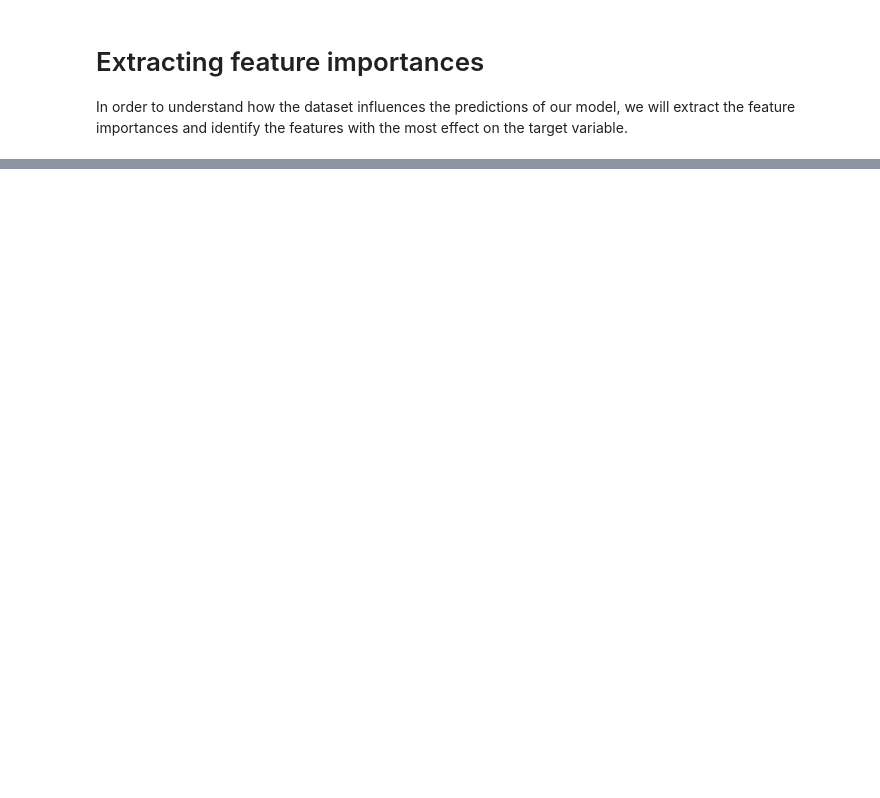
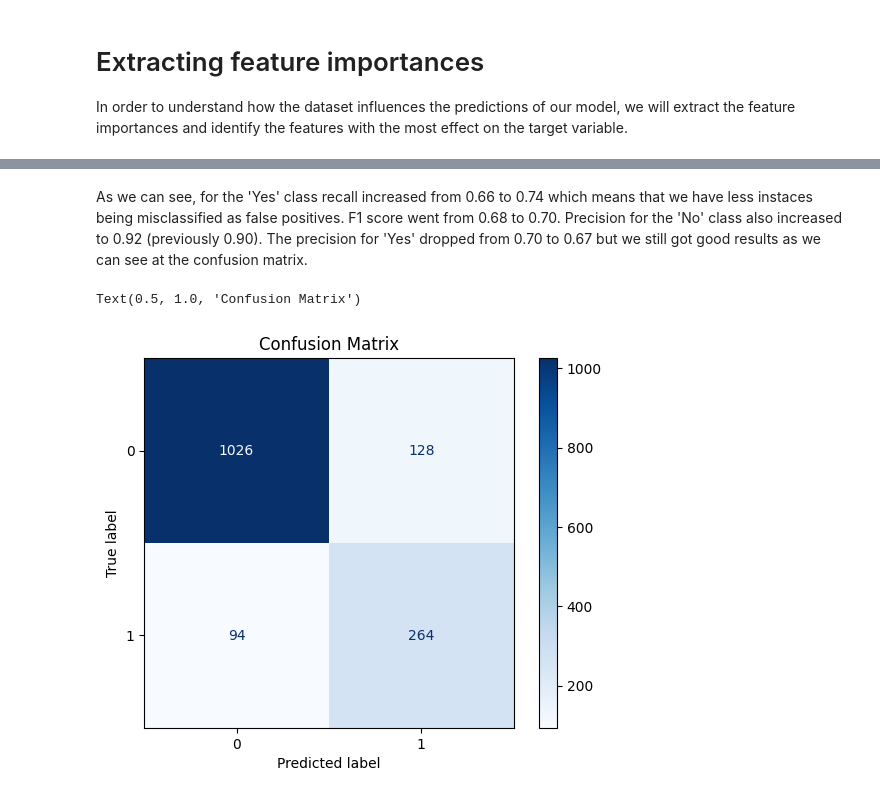
Before and after one commit to phaa/ibm-ml-with-python, a Jupyter notebook: 6-final-project/FinalProject.ipynb, the cells around one changed output, grey strips where cells are left out. Cells and saved outputs as stored; diff of their text form; code cells hidden in the pictures; blank space fills up the shorter version.

```diff
--- a/6-final-project/FinalProject.ipynb
+++ b/6-final-project/FinalProject.ipynb
@@ -456,0 +461,5 @@ plt.show()
+# %%
+X = df[top_features['Feature']]
+y = df['RainToday']
+
+X.head()
@@ -456,0 +545,16 @@ plt.show()
+# %%
+print("Best parameters found: ", grid_search.best_params_)
+
+# Get best scoring during cross-validation
+best_cv_score = grid_search.best_score_
+print("Best training score: {:.2f}".format(best_cv_score))
+
+# Now get scoring for test data
+test_score = grid_search.score(X_test, y_test)
+print("Test set score: {:.2f}".format(test_score))
+
+# Get the best estimator and do some predictions on unseen data
+y_pred = grid_search.best_estimator_.predict(X_test)
+
+print("Classification Report:")
+print(classification_report(y_test, y_pred))
@@ -456,0 +574,12 @@ plt.show()
+# %% [markdown]
+As we can see, for the 'Yes' class recall increased from 0.66 to 0.74 which means that we have less instaces being misclassified as false positives. F1 score went from 0.68 to 0.70. Precision for the 'No' class also increased to 0.92 (previously 0.90). The precision for 'Yes' dropped from 0.70 to 0.67 but we still got good results as we can see at the confusion matrix.
+# %%
+# Let's take a look at the confusion matrix for this new model
+conf_matrix = confusion_matrix(y_test, y_pred)
+
+disp = ConfusionMatrixDisplay(confusion_matrix=conf_matrix)
+disp.plot(cmap='Blues')
+plt.title('Confusion Matrix')
+# %% [output]
+Text(0.5, 1.0, 'Confusion Matrix')
+[figure, added]
```
Also changed, not shown: parts of 13 cells of this notebook, 1 other file.
